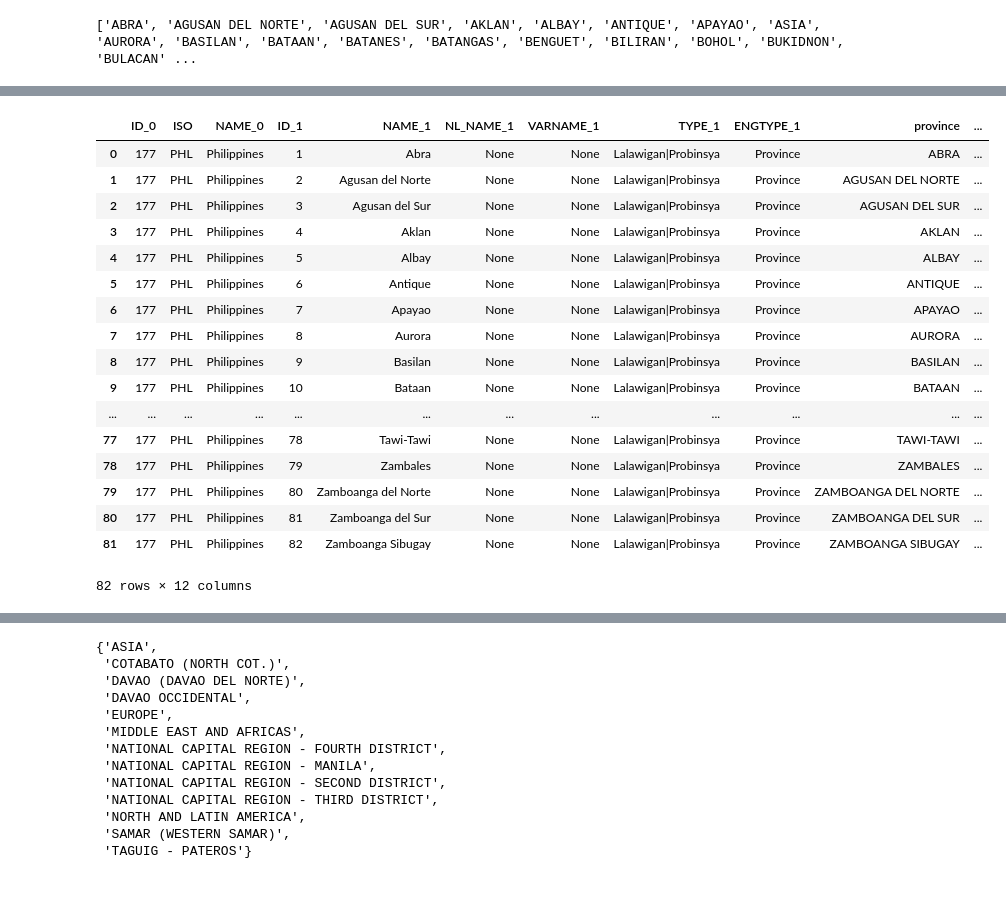
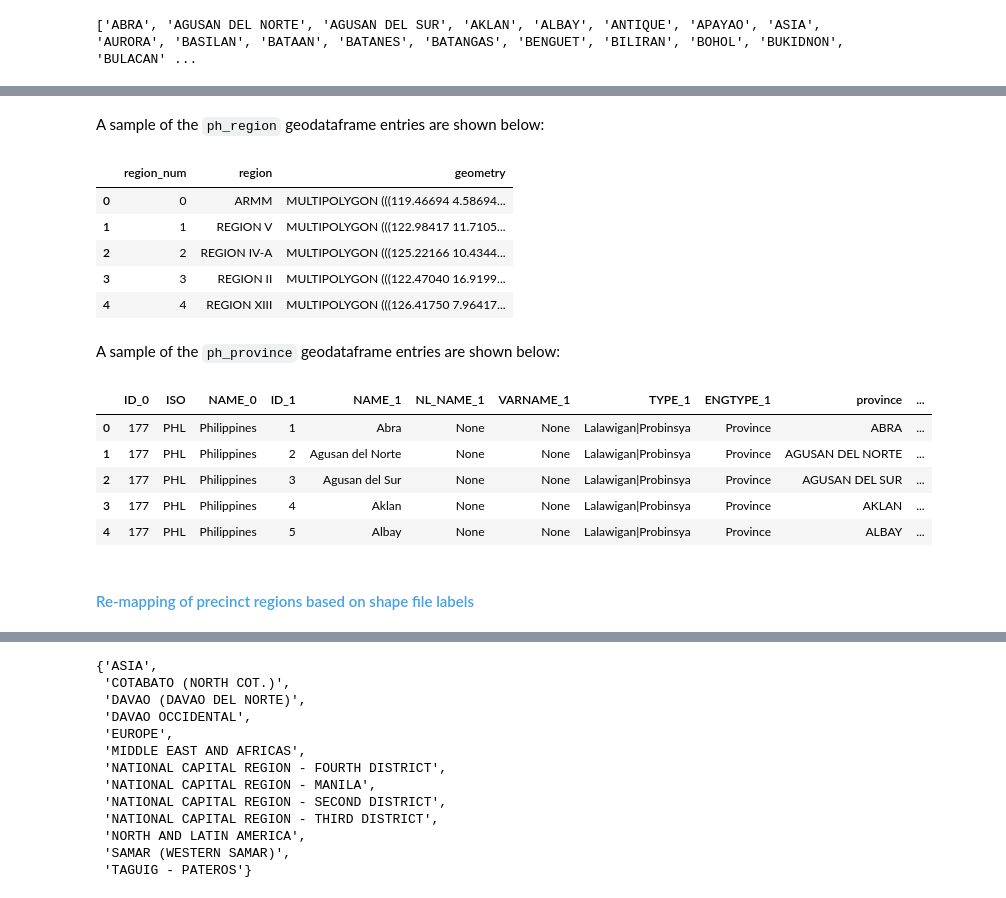
Before and after one commit to gpesleta/elections, a Jupyter notebook: PhilippineElections_Esleta.ipynb, the cells around one changed output, grey strips where cells are left out. Cells and saved outputs as stored; diff of their text form; code cells hidden in the pictures.

```diff
--- a/PhilippineElections_Esleta.ipynb
+++ b/PhilippineElections_Esleta.ipynb
@@ -242,21 +263,22 @@ ph_provinces = gpd.GeoDataFrame.from_file("Datasets\ph_provinces.shp")
+# %% [markdown]
+A sample of the `ph_region` geodataframe entries are shown below:
+# %%
+ph_regions.head()
+# %% [output]
+|  | region_num | region | geometry |
+| 0 | 0 | ARMM | MULTIPOLYGON (((119.46694 4.58694... |
+| 1 | 1 | REGION V | MULTIPOLYGON (((122.98417 11.7105... |
+| 2 | 2 | REGION IV-A | MULTIPOLYGON (((125.22166 10.4344... |
+| 3 | 3 | REGION II | MULTIPOLYGON (((122.47040 16.9199... |
+| 4 | 4 | REGION XIII | MULTIPOLYGON (((126.41750 7.96417... |
+# %% [markdown]
+A sample of the `ph_province` geodataframe entries are shown below:
 # %%
-ph_provinces
+ph_provinces.head()
 # %% [output]
 |  | ID_0 | ISO | NAME_0 | ID_1 | NAME_1 | NL_NAME_1 | VARNAME_1 | TYPE_1 | ENGTYPE_1 | province | ... |
 | 0 | 177 | PHL | Philippines | 1 | Abra | None | None | Lalawigan|Probinsya | Province | ABRA | ... |
 | 1 | 177 | PHL | Philippines | 2 | Agusan del Norte | None | None | Lalawigan|Probinsya | Province | AGUSAN DEL NORTE | ... |
 | 2 | 177 | PHL | Philippines | 3 | Agusan del Sur | None | None | Lalawigan|Probinsya | Province | AGUSAN DEL SUR | ... |
 | 3 | 177 | PHL | Philippines | 4 | Aklan | None | None | Lalawigan|Probinsya | Province | AKLAN | ... |
 | 4 | 177 | PHL | Philippines | 5 | Albay | None | None | Lalawigan|Probinsya | Province | ALBAY | ... |
-| 5 | 177 | PHL | Philippines | 6 | Antique | None | None | Lalawigan|Probinsya | Province | ANTIQUE | ... |
-| 6 | 177 | PHL | Philippines | 7 | Apayao | None | None | Lalawigan|Probinsya | Province | APAYAO | ... |
-| 7 | 177 | PHL | Philippines | 8 | Aurora | None | None | Lalawigan|Probinsya | Province | AURORA | ... |
-| 8 | 177 | PHL | Philippines | 9 | Basilan | None | None | Lalawigan|Probinsya | Province | BASILAN | ... |
-| 9 | 177 | PHL | Philippines | 10 | Bataan | None | None | Lalawigan|Probinsya | Province | BATAAN | ... |
-| ... | ... | ... | ... | ... | ... | ... | ... | ... | ... | ... | ... |
-| 77 | 177 | PHL | Philippines | 78 | Tawi-Tawi | None | None | Lalawigan|Probinsya | Province | TAWI-TAWI | ... |
-| 78 | 177 | PHL | Philippines | 79 | Zambales | None | None | Lalawigan|Probinsya | Province | ZAMBALES | ... |
-| 79 | 177 | PHL | Philippines | 80 | Zamboanga del Norte | None | None | Lalawigan|Probinsya | Province | ZAMBOANGA DEL NORTE | ... |
-| 80 | 177 | PHL | Philippines | 81 | Zamboanga del Sur | None | None | Lalawigan|Probinsya | Province | ZAMBOANGA DEL SUR | ... |
-| 81 | 177 | PHL | Philippines | 82 | Zamboanga Sibugay | None | None | Lalawigan|Probinsya | Province | ZAMBOANGA SIBUGAY | ... |
-82 rows × 12 columns
@@ -264,0 +285,2 @@ ph_provinces
+# %% [markdown]
+#### <font color="#43a1e5"> Re-mapping of precinct regions based on shape file labels</font>
```
Also changed, not shown: parts of 228 cells of this notebook, 11 other files.
